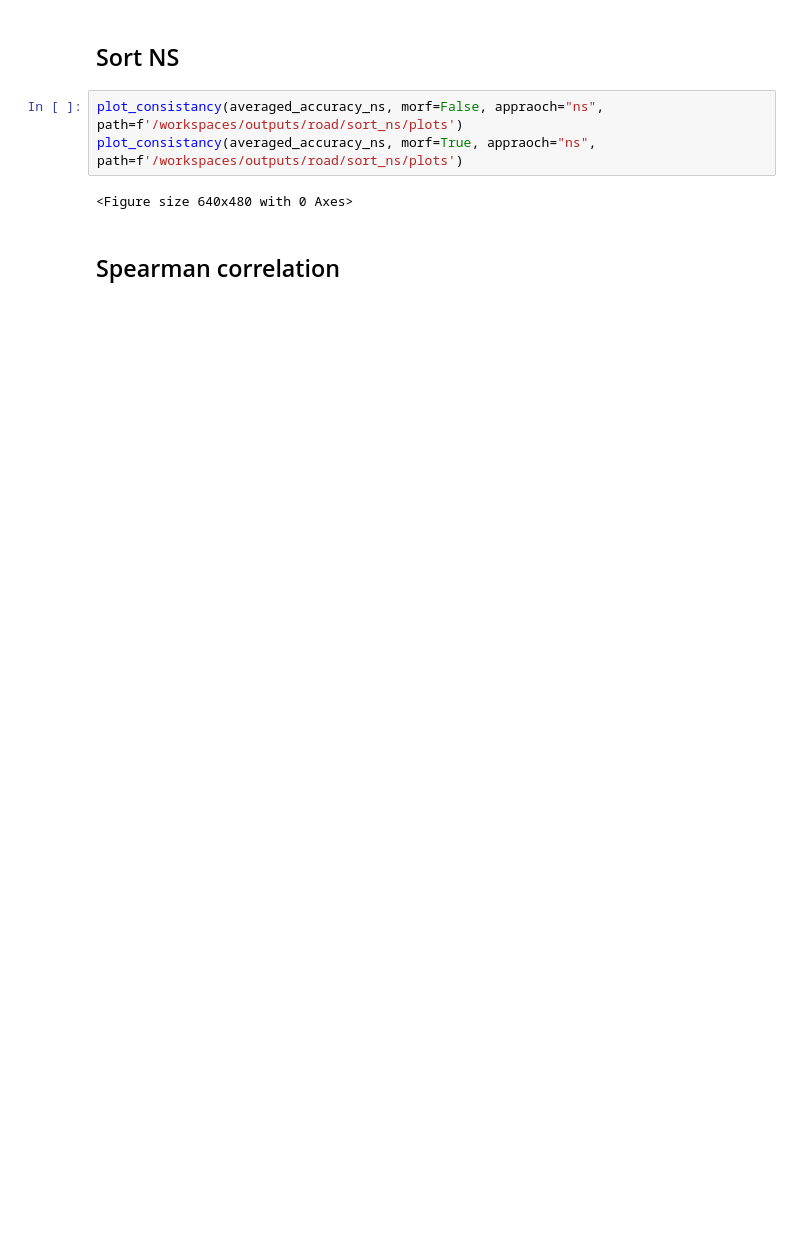
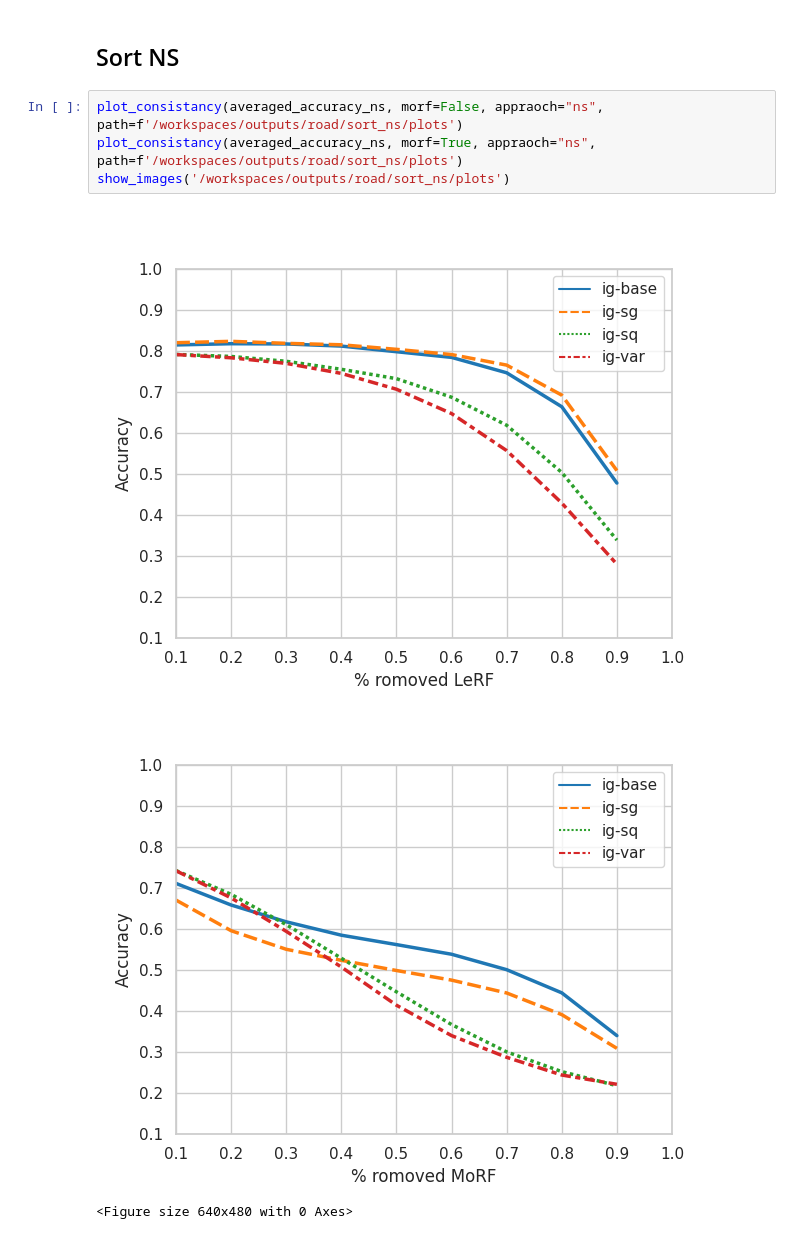
Before and after one commit to Mak-Ta-Reque/road_imputation, a Jupyter notebook: ResultReport.ipynb, the cells around one changed output. Cells and saved outputs as stored; diff of their text form; blank space fills up the shorter version.

```diff
--- a/ResultReport.ipynb
+++ b/ResultReport.ipynb
@@ -149,7 +235,8 @@ plot_consistancy(averaged_accuarcy_telea, appraoch='telea', morf=True, path=f'/w
 # %%
 plot_consistancy(averaged_accuracy_ns, morf=False, appraoch="ns", path=f'/workspaces/outputs/road/sort_ns/plots')
 plot_consistancy(averaged_accuracy_ns, morf=True, appraoch="ns", path=f'/workspaces/outputs/road/sort_ns/plots')
+show_images('/workspaces/outputs/road/sort_ns/plots')
 # %% [output]
+[figure, added]
+[figure, added]
 <Figure size 640x480 with 0 Axes>
-# %% [markdown]
-## Spearman correlation
```
Also changed, not shown: parts of 37 cells of this notebook, 1 other file.
